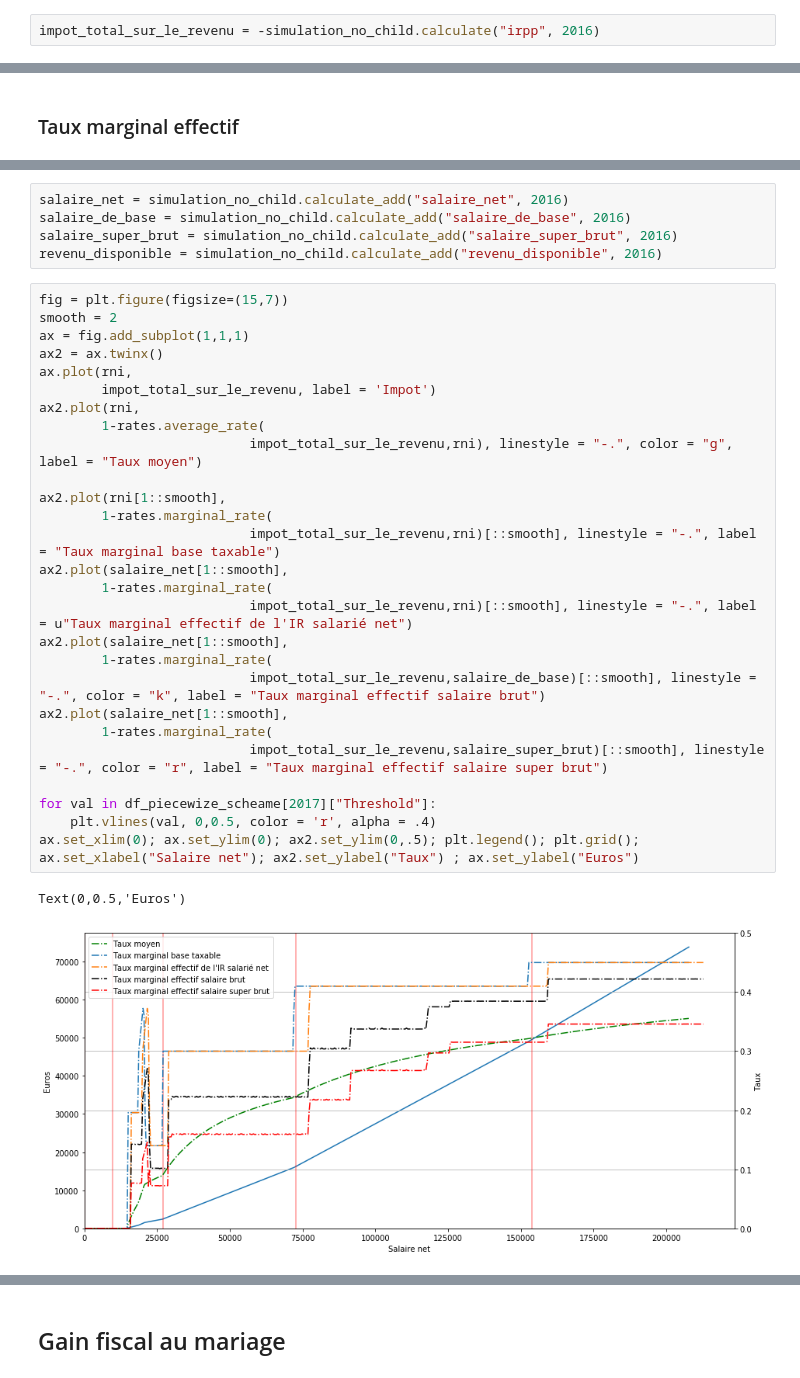
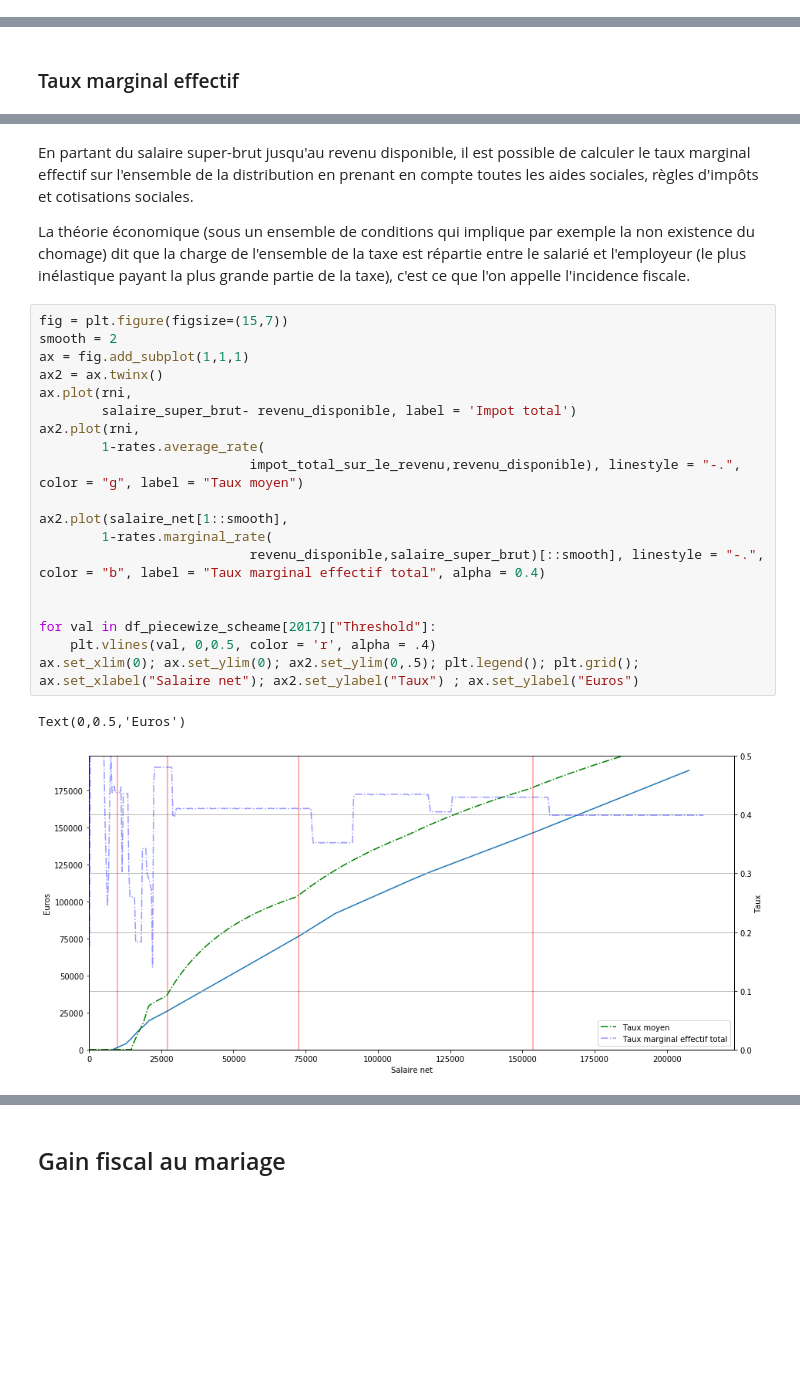
Before and after one commit to adrienpacifico/openfisca-france-notebook-story, a Jupyter notebook: notebooks/comment_fonctionne_l_Impot_sur_le_revenu_francais.ipynb, the cells around one changed output, grey strips where cells are left out. Cells and saved outputs as stored; diff of their text form; blank space fills up the shorter version.

```diff
--- a/notebooks/comment_fonctionne_l_Impot_sur_le_revenu_francais.ipynb
+++ b/notebooks/comment_fonctionne_l_Impot_sur_le_revenu_francais.ipynb
@@ -395,2 +493,0 @@ plt.plot(rni,decote_gain_fiscal); plt.xlim(8000,24000)
-# %%
-impot_total_sur_le_revenu = -simulation_no_child.calculate("irpp", 2016)
@@ -423,35 +652,26 @@ Cela conduit à des taux effectifs de taxations différent des taux affichés da
-# %%
-salaire_net = simulation_no_child.calculate_add("salaire_net", 2016)
-salaire_de_base = simulation_no_child.calculate_add("salaire_de_base", 2016)
-salaire_super_brut = simulation_no_child.calculate_add("salaire_super_brut", 2016)
-revenu_disponible = simulation_no_child.calculate_add("revenu_disponible", 2016)
+# %% [markdown]
+En partant du salaire super-brut jusqu'au revenu disponible, il est possible de calculer le taux marginal effectif sur l'ensemble de la distribution en prenant en compte toutes les aides sociales, règles d'impôts et cotisations sociales.
+
+La théorie économique (sous un ensemble de conditions qui implique par exemple la non existence du chomage) dit que la charge de l'ensemble de la taxe est répartie entre le salarié et l'employeur (le plus inélastique payant la plus grande partie de la taxe), c'est ce que l'on appelle l'incidence fiscale.
 # %%
 fig = plt.figure(figsize=(15,7))
 smooth = 2
 ax = fig.add_subplot(1,1,1)
 ax2 = ax.twinx()
 ax.plot(rni,
-        impot_total_sur_le_revenu, label = 'Impot')
+        salaire_super_brut- revenu_disponible, label = 'Impot total')
 ax2.plot(rni,
         1-rates.average_rate(
-                           impot_total_sur_le_revenu,rni), linestyle = "-.", color = "g", label = "Taux moyen")
+                           impot_total_sur_le_revenu,revenu_disponible), linestyle = "-.", color = "g", label = "Taux moyen")
 
-ax2.plot(rni[1::smooth],
-        1-rates.marginal_rate(
-                           impot_total_sur_le_revenu,rni)[::smooth], linestyle = "-.", label = "Taux marginal base taxable")
 ax2.plot(salaire_net[1::smooth],
         1-rates.marginal_rate(
-                           impot_total_sur_le_revenu,rni)[::smooth], linestyle = "-.", label = u"Taux marginal effectif de l'IR salarié net")
-ax2.plot(salaire_net[1::smooth],
-        1-rates.marginal_rate(
-                           impot_total_sur_le_revenu,salaire_de_base)[::smooth], linestyle = "-.", color = "k", label = "Taux marginal effectif salaire brut")
-ax2.plot(salaire_net[1::smooth],
-        1-rates.marginal_rate(
-                           impot_total_sur_le_revenu,salaire_super_brut)[::smooth], linestyle = "-.", color = "r", label = "Taux marginal effectif salaire super brut")
+                           revenu_disponible,salaire_super_brut)[::smooth], linestyle = "-.", color = "b", label = "Taux marginal effectif total", alpha = 0.4)
+
 
 for val in df_piecewize_scheame[2017]["Threshold"]:
     plt.vlines(val, 0,0.5, color = 'r', alpha = .4)
 ax.set_xlim(0); ax.set_ylim(0); ax2.set_ylim(0,.5); plt.legend(); plt.grid(); ax.set_xlabel("Salaire net"); ax2.set_ylabel("Taux") ; ax.set_ylabel("Euros")
 # %% [output]
 Text(0,0.5,'Euros')
-[figure, old version]
+[figure, new version]
```
Also changed, not shown: parts of 102 cells of this notebook.
